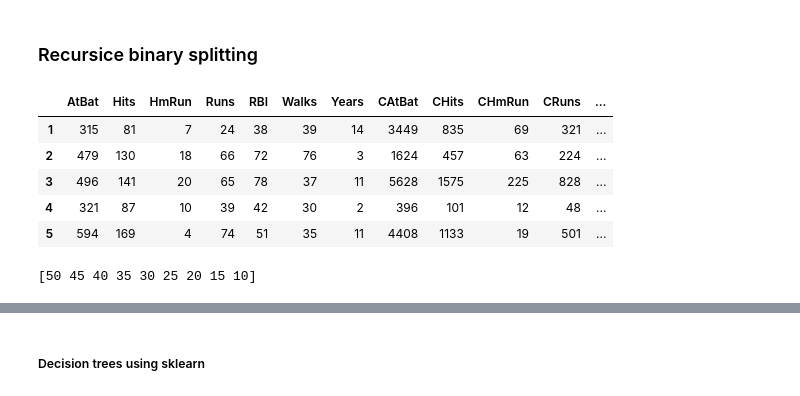
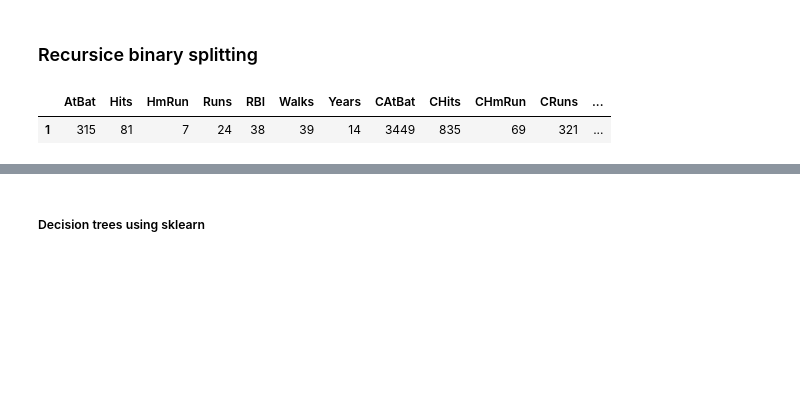
Before and after one commit to TimVrtac/Machine-Learining-Study, a Jupyter notebook: Chapter 8 - Tree-based methods.ipynb, the cells around one changed output, grey strips where cells are left out. Cells and saved outputs as stored; diff of their text form; code cells hidden in the pictures; blank space fills up the shorter version.

```diff
--- a/Chapter 8 - Tree-based methods.ipynb
+++ b/Chapter 8 - Tree-based methods.ipynb
@@ -50,13 +54,9 @@ plt.grid()
 # %% [markdown]
 ###  Recursice binary splitting
 # %%
-hitters.head()
+hitters.head(1)
 # %% [output]
 |  | AtBat | Hits | HmRun | Runs | RBI | Walks | Years | CAtBat | CHits | CHmRun | CRuns | ... |
 | 1 | 315 | 81 | 7 | 24 | 38 | 39 | 14 | 3449 | 835 | 69 | 321 | ... |
-| 2 | 479 | 130 | 18 | 66 | 72 | 76 | 3 | 1624 | 457 | 63 | 224 | ... |
-| 3 | 496 | 141 | 20 | 65 | 78 | 37 | 11 | 5628 | 1575 | 225 | 828 | ... |
-| 4 | 321 | 87 | 10 | 39 | 42 | 30 | 2 | 396 | 101 | 12 | 48 | ... |
-| 5 | 594 | 169 | 4 | 74 | 51 | 35 | 11 | 4408 | 1133 | 19 | 501 | ... |
 # %%
 hitters_num = hitters.loc[:,hitters.dtypes == 'int64']
@@ -184,23 +62,0 @@ def predict(input_, R_list, y_ref):
-# %%
-ind = 1
-pred_data = hitters_num.loc[ind]
-x_data = {50:[], 30:[], 10:[]}
-errors = {50:[], 30:[], 10:[]}
-predictions = {50:[], 30:[], 10:[]}
-refs = {50:[], 30:[], 10:[]}
-print(sizes)
-for r_size in [50, 30, 10]:
-    my_tree, y_ref_vals = decision_tree(hitters_num, hitters.Salary, s_partitions=30, R_size_max=r_size)
-    for i in hitters_num.index:
-        ref_y = hitters.loc[i].Salary
-        y_pred = predict(hitters_num.loc[i,:], my_tree, y_ref_vals)
-        if y_pred is None:
-            pass
-        else:
-            dif = abs(ref_y - y_pred)
-            errors[r_size].append(dif)
-            x_data[r_size].append(i)
-            predictions[r_size].append(y_pred)
-            refs[r_size].append(ref_y)
-# %% [output]
-[50 45 40 35 30 25 20 15 10]
```
Also changed, not shown: parts of 29 cells of this notebook, 2 other files.
